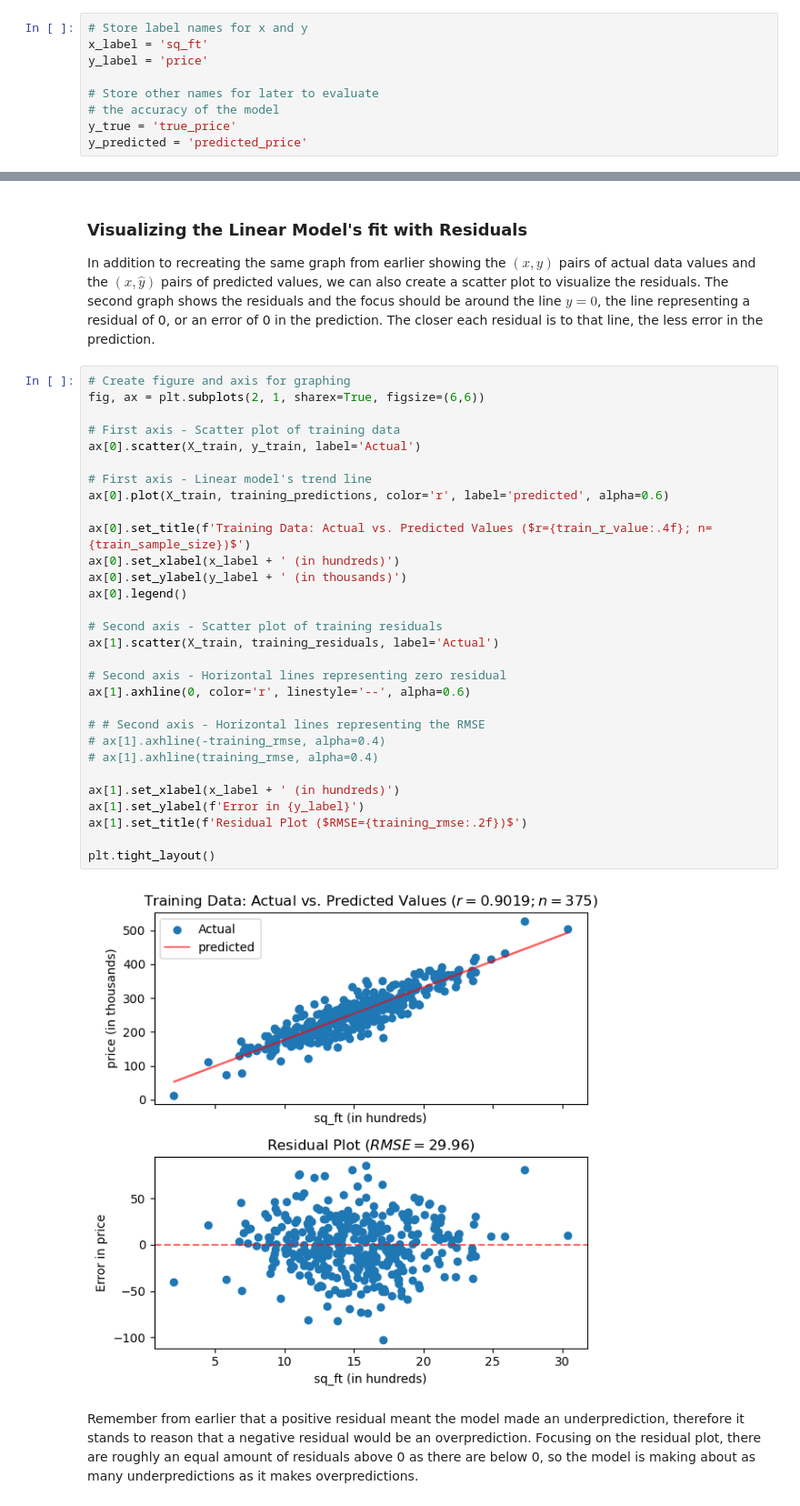
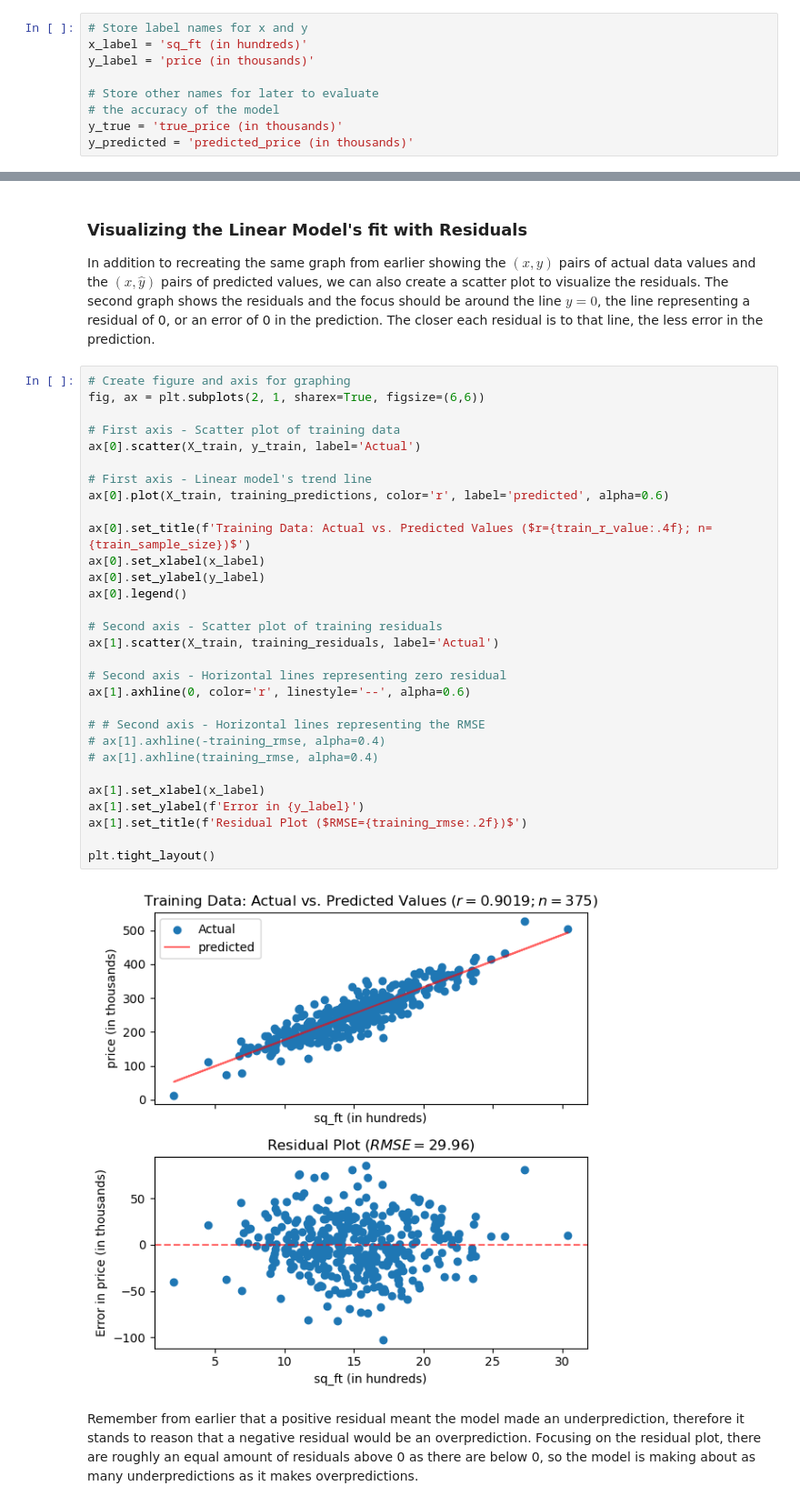
Before and after one commit to papir805/Stanford-ML-Class, a Jupyter notebook: notebooks/linear_regression.ipynb, the cells around one changed output, grey strips where cells are left out. Shown at 91% size. Saved outputs shown, nothing was run; the diff lists cells and outputs as text.

```diff
--- a/notebooks/linear_regression.ipynb
+++ b/notebooks/linear_regression.ipynb
@@ -40,13 +38,13 @@ df.head()
 | 4 | 13.46 | 234.13 |
 # %%
 # Store label names for x and y
-x_label = 'sq_ft'
-y_label = 'price'
+x_label = 'sq_ft (in hundreds)'
+y_label = 'price (in thousands)'
 
 # Store other names for later to evaluate
 # the accuracy of the model
-y_true = 'true_price'
-y_predicted = 'predicted_price'
+y_true = 'true_price (in thousands)'
+y_predicted = 'predicted_price (in thousands)'
 # %% [markdown]
 ## Visualizing the Data
 # %%
@@ -257,35 +259,35 @@ In addition to recreating the same graph from earlier showing the $(x, y)$ pairs
 # %%
 # Create figure and axis for graphing
 fig, ax = plt.subplots(2, 1, sharex=True, figsize=(6,6))
 
 # First axis - Scatter plot of training data
 ax[0].scatter(X_train, y_train, label='Actual')
 
 # First axis - Linear model's trend line
 ax[0].plot(X_train, training_predictions, color='r', label='predicted', alpha=0.6)
 
 ax[0].set_title(f'Training Data: Actual vs. Predicted Values ($r={train_r_value:.4f}; n={train_sample_size})$')
-ax[0].set_xlabel(x_label + ' (in hundreds)')
-ax[0].set_ylabel(y_label + ' (in thousands)')
+ax[0].set_xlabel(x_label)
+ax[0].set_ylabel(y_label)
 ax[0].legend()
 
 # Second axis - Scatter plot of training residuals
 ax[1].scatter(X_train, training_residuals, label='Actual')
 
 # Second axis - Horizontal lines representing zero residual
 ax[1].axhline(0, color='r', linestyle='--', alpha=0.6)
 
 # # Second axis - Horizontal lines representing the RMSE
 # ax[1].axhline(-training_rmse, alpha=0.4)
 # ax[1].axhline(training_rmse, alpha=0.4)
 
-ax[1].set_xlabel(x_label + ' (in hundreds)')
+ax[1].set_xlabel(x_label)
 ax[1].set_ylabel(f'Error in {y_label}')
 ax[1].set_title(f'Residual Plot ($RMSE={training_rmse:.2f})$')
 
 plt.tight_layout()
 # %% [output]
-[figure, old version]
+[figure, new version]
 # %% [markdown]
 Remember from earlier that a positive residual meant the model made an underprediction, therefore it stands to reason that a negative residual would be an overprediction.  Focusing on the residual plot, there are roughly an equal amount of residuals above 0 as there are below 0, so the model is making about as many underpredictions as it makes overpredictions.
 # %% [markdown]
```
Also changed, not shown: parts of 15 cells of this notebook, 1 other file.
